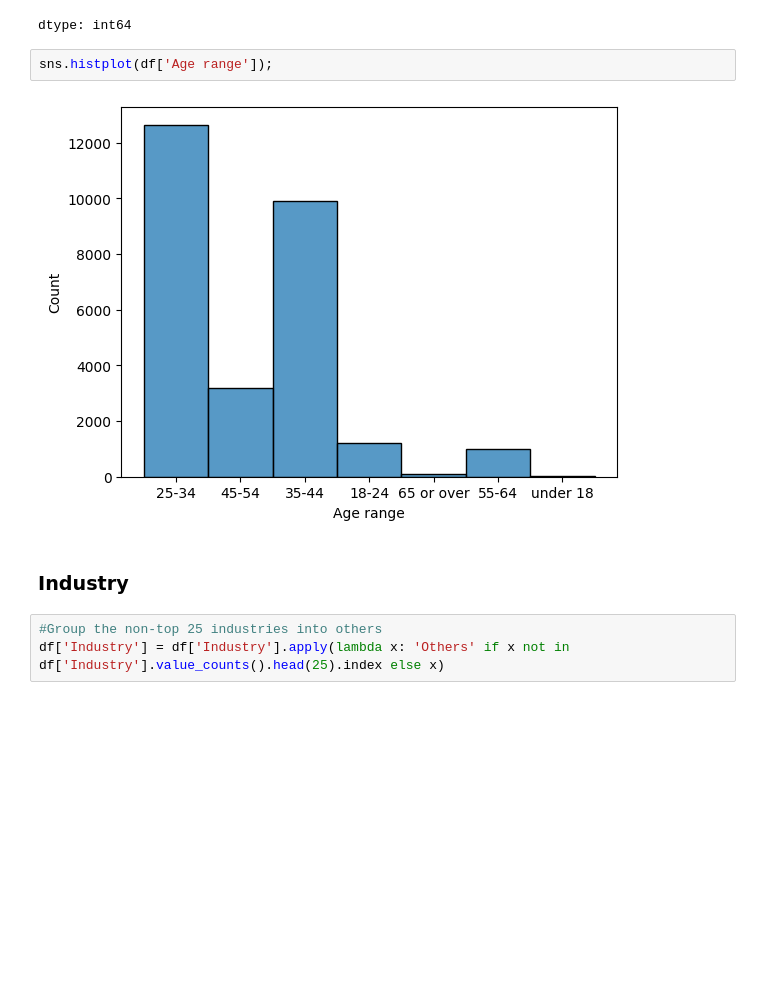
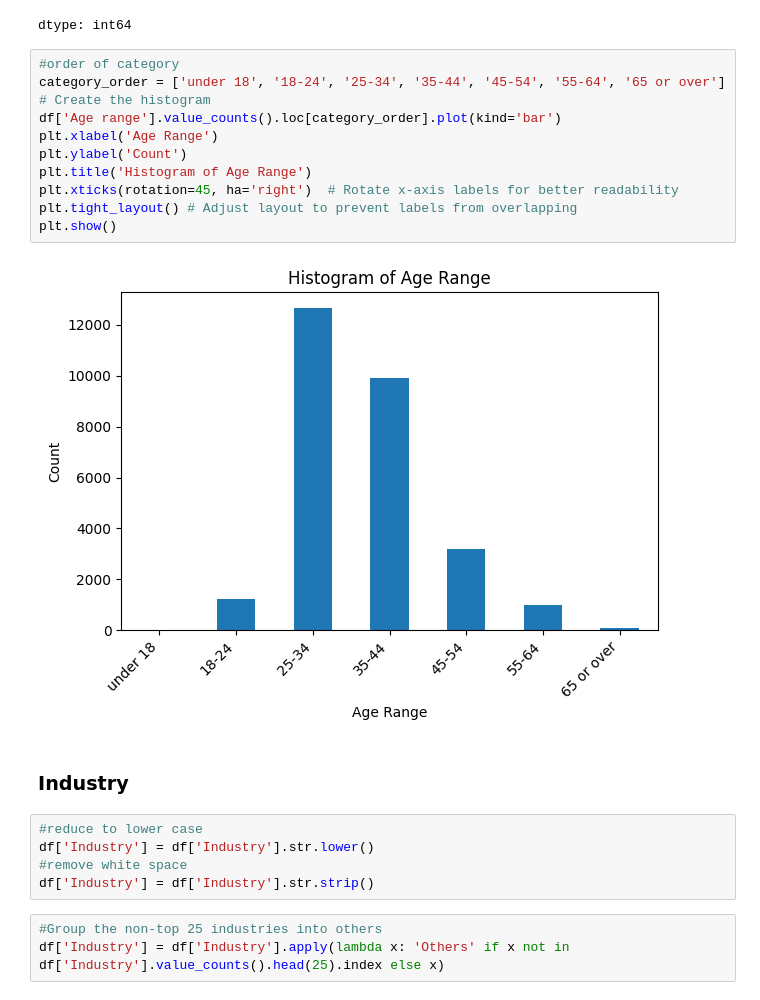
Before and after one commit to hamydang16/Data-Analysis, a Jupyter notebook: Data_cleaning.ipynb, the cells around one changed output. Drawn from its saved outputs; the diff is of its cells as text; blank space fills up the shorter version.

```diff
--- a/Data_cleaning.ipynb
+++ b/Data_cleaning.ipynb
@@ -143,12 +146,26 @@ df['Age range'].value_counts()
 | 65 or over | 94 |
 | under 18 | 14 |
 dtype: int64
-# %%
-sns.histplot(df['Age range']);
-# %% [output]
-[figure, removed]
+# %%
+#order of category
+category_order = ['under 18', '18-24', '25-34', '35-44', '45-54', '55-64', '65 or over']
+# Create the histogram
+df['Age range'].value_counts().loc[category_order].plot(kind='bar')
+plt.xlabel('Age Range')
+plt.ylabel('Count')
+plt.title('Histogram of Age Range')
+plt.xticks(rotation=45, ha='right')  # Rotate x-axis labels for better readability
+plt.tight_layout() # Adjust layout to prevent labels from overlapping
+plt.show()
+# %% [output]
+[figure, added]
 # %% [markdown]
 ### Industry
+# %%
+#reduce to lower case
+df['Industry'] = df['Industry'].str.lower()
+#remove white space
+df['Industry'] = df['Industry'].str.strip()
 # %%
 #Group the non-top 25 industries into others
 df['Industry'] = df['Industry'].apply(lambda x: 'Others' if x not in df['Industry'].value_counts().head(25).index else x)
```
Also changed, not shown: parts of 28 cells of this notebook.
